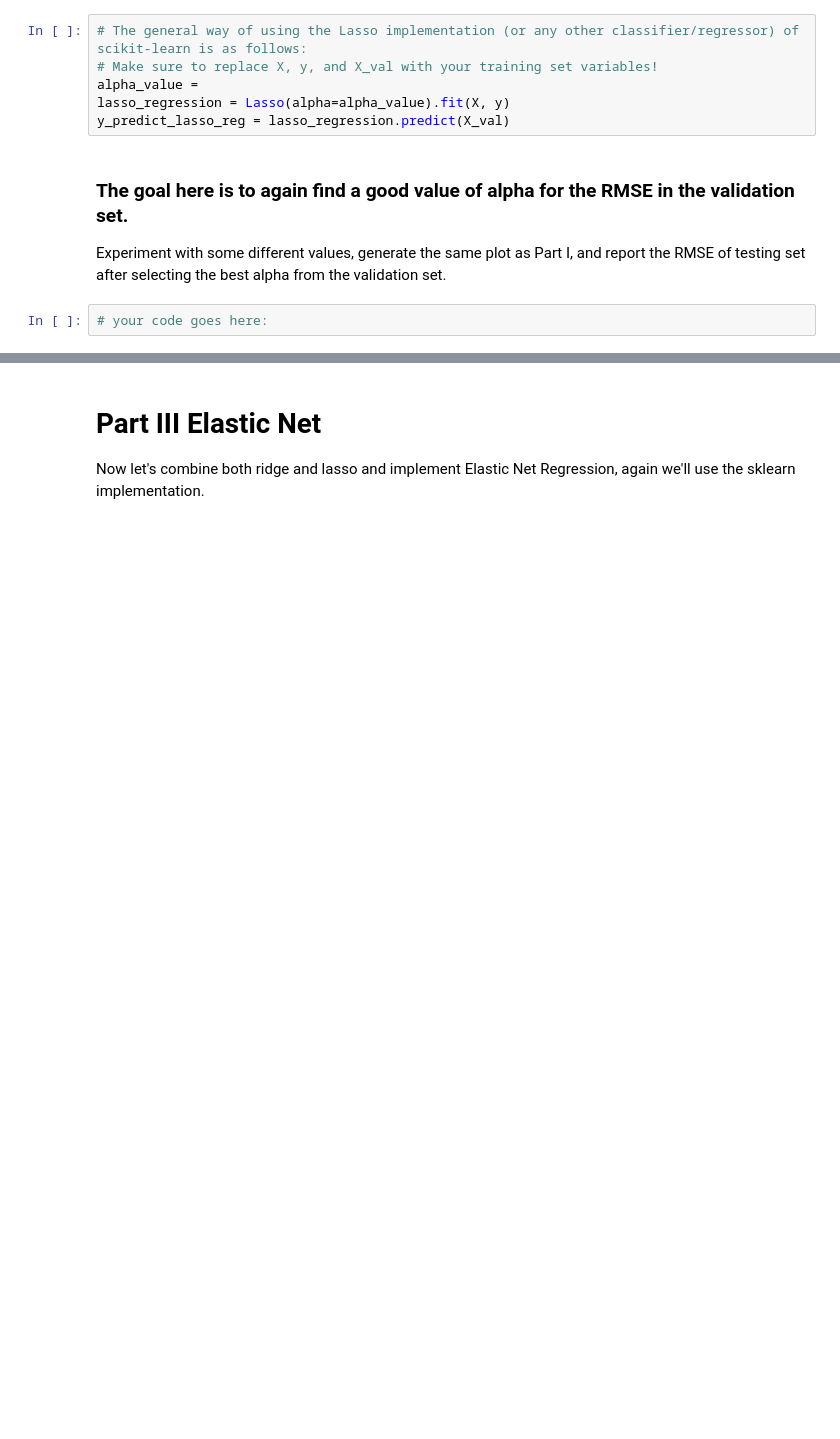
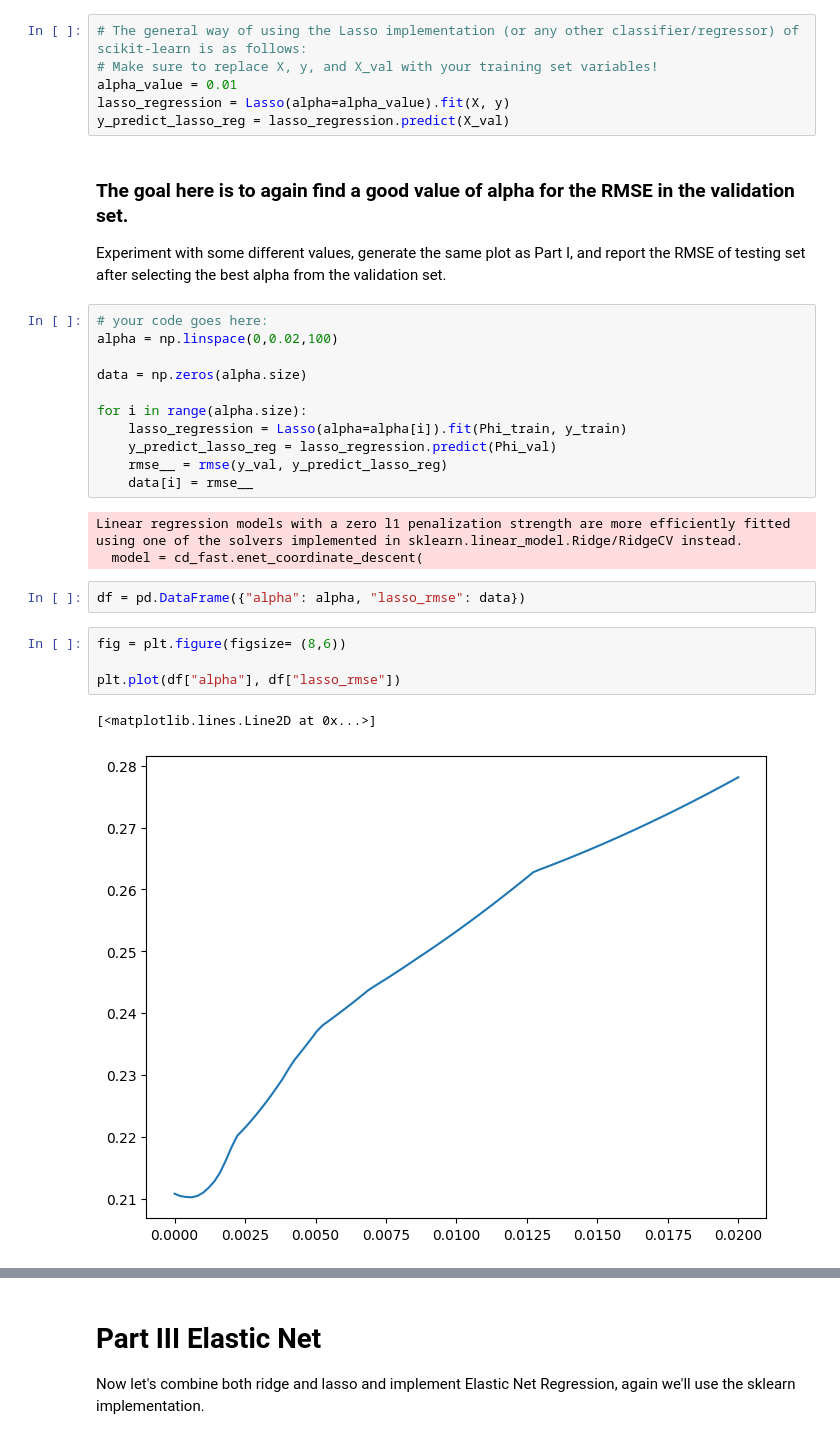
Before and after one commit to davi-dressler/fgv_tacd, a Jupyter notebook: fgv-class-2026-Lab2-Linear_Regression_regularization/708024.ipynb, the cells around one changed output, grey strips where cells are left out. Drawn from its saved outputs; the diff is of its cells as text; blank space fills up the shorter version.

```diff
--- a/fgv-class-2026-Lab2-Linear_Regression_regularization/708024.ipynb
+++ b/fgv-class-2026-Lab2-Linear_Regression_regularization/708024.ipynb
@@ -105,7 +230,7 @@ The l1 term is controlled by the alpha parameter in the scikit-learn implementat
 # %%
 # The general way of using the Lasso implementation (or any other classifier/regressor) of scikit-learn is as follows:
 # Make sure to replace X, y, and X_val with your training set variables!
-alpha_value =
+alpha_value = 0.01
 lasso_regression = Lasso(alpha=alpha_value).fit(X, y)
 y_predict_lasso_reg = lasso_regression.predict(X_val)
 # %% [markdown]
@@ -113,3 +238,24 @@ y_predict_lasso_reg = lasso_regression.predict(X_val)
 Experiment with some different values, generate the same plot as Part I, and report the RMSE of testing set after selecting the best alpha from the validation set.
 # %%
 # your code goes here:
+alpha = np.linspace(0,0.02,100)
+
+data = np.zeros(alpha.size)
+
+for i in range(alpha.size):
+    lasso_regression = Lasso(alpha=alpha[i]).fit(Phi_train, y_train)
+    y_predict_lasso_reg = lasso_regression.predict(Phi_val)
+    rmse__ = rmse(y_val, y_predict_lasso_reg)
+    data[i] = rmse__
+# %% [output]
+Linear regression models with a zero l1 penalization strength are more efficiently fitted using one of the solvers implemented in sklearn.linear_model.Ridge/RidgeCV instead.
+  model = cd_fast.enet_coordinate_descent(
+# %%
+df = pd.DataFrame({"alpha": alpha, "lasso_rmse": data})
+# %%
+fig = plt.figure(figsize= (8,6))
+
+plt.plot(df["alpha"], df["lasso_rmse"])
+# %% [output]
+[<matplotlib.lines.Line2D at 0x...>]
+[figure, added]
```
Also changed, not shown: parts of 22 cells of this notebook, 1 other file.
